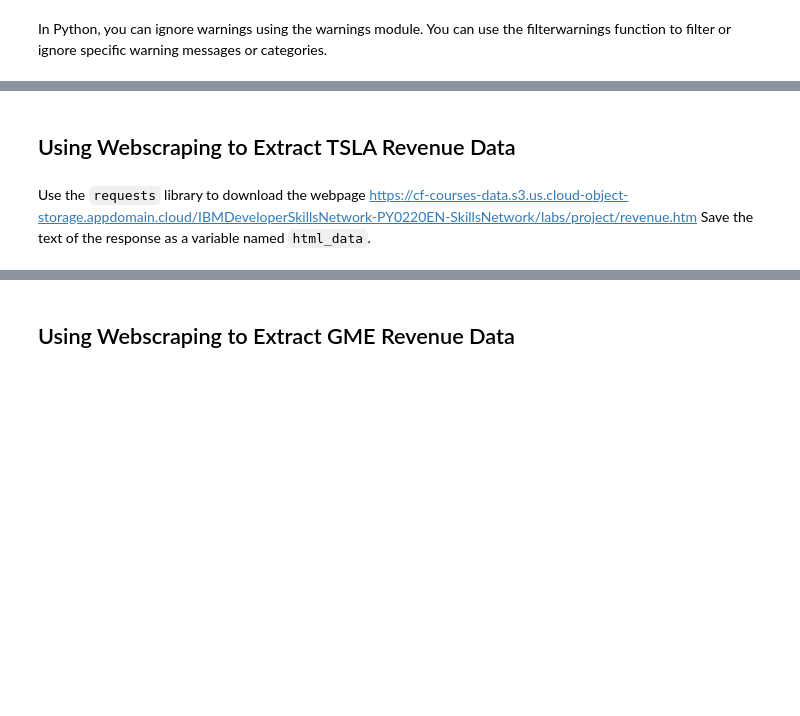
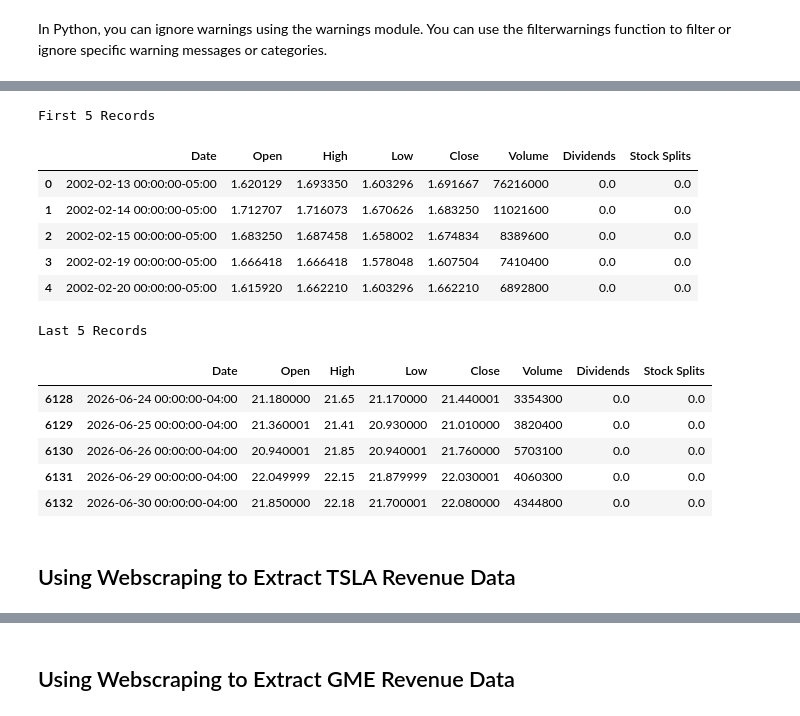
Before and after one commit to Vin-Okumu/marketminer-stock-scraper, a Jupyter notebook: notebooks/stock_scraping_analysis.ipynb, the cells around one changed output, grey strips where cells are left out. Drawn from its saved outputs; the diff is of its cells as text; code cells hidden in the pictures; blank space fills up the shorter version.

```diff
--- a/notebooks/stock_scraping_analysis.ipynb
+++ b/notebooks/stock_scraping_analysis.ipynb
@@ -117,0 +133,25 @@ tesla_data.head()
+# %%
+gme_data.reset_index(inplace=True)
+first_five_gme = gme_data.head()
+last_five_gme = gme_data.tail()
+
+print('First 5 Records')
+display(first_five_gme)
+
+print('Last 5 Records')
+display(last_five_gme)
+# %% [output]
+First 5 Records
+|  | Date | Open | High | Low | Close | Volume | Dividends | Stock Splits |
+| 0 | 2002-02-13 00:00:00-05:00 | 1.620129 | 1.693350 | 1.603296 | 1.691667 | 76216000 | 0.0 | 0.0 |
+| 1 | 2002-02-14 00:00:00-05:00 | 1.712707 | 1.716073 | 1.670626 | 1.683250 | 11021600 | 0.0 | 0.0 |
+| 2 | 2002-02-15 00:00:00-05:00 | 1.683250 | 1.687458 | 1.658002 | 1.674834 | 8389600 | 0.0 | 0.0 |
+| 3 | 2002-02-19 00:00:00-05:00 | 1.666418 | 1.666418 | 1.578048 | 1.607504 | 7410400 | 0.0 | 0.0 |
+| 4 | 2002-02-20 00:00:00-05:00 | 1.615920 | 1.662210 | 1.603296 | 1.662210 | 6892800 | 0.0 | 0.0 |
+Last 5 Records
+|  | Date | Open | High | Low | Close | Volume | Dividends | Stock Splits |
+| 6128 | 2026-06-24 00:00:00-04:00 | 21.180000 | 21.65 | 21.170000 | 21.440001 | 3354300 | 0.0 | 0.0 |
+| 6129 | 2026-06-25 00:00:00-04:00 | 21.360001 | 21.41 | 20.930000 | 21.010000 | 3820400 | 0.0 | 0.0 |
+| 6130 | 2026-06-26 00:00:00-04:00 | 20.940001 | 21.85 | 20.940001 | 21.760000 | 5703100 | 0.0 | 0.0 |
+| 6131 | 2026-06-29 00:00:00-04:00 | 22.049999 | 22.15 | 21.879999 | 22.030001 | 4060300 | 0.0 | 0.0 |
+| 6132 | 2026-06-30 00:00:00-04:00 | 21.850000 | 22.18 | 21.700001 | 22.080000 | 4344800 | 0.0 | 0.0 |
@@ -118,4 +166,2 @@ tesla_data.head()
 # %% [markdown]
 ## Using Webscraping to Extract TSLA Revenue Data
-# %% [markdown]
-Use the `requests` library to download the webpage https://cf-courses-data.s3.us.cloud-object-storage.appdomain.cloud/IBMDeveloperSkillsNetwork-PY0220EN-SkillsNetwork/labs/project/revenue.htm Save the text of the response as a variable named `html_data`.
```
Also changed, not shown: parts of 64 cells of this notebook, 11 other files.
